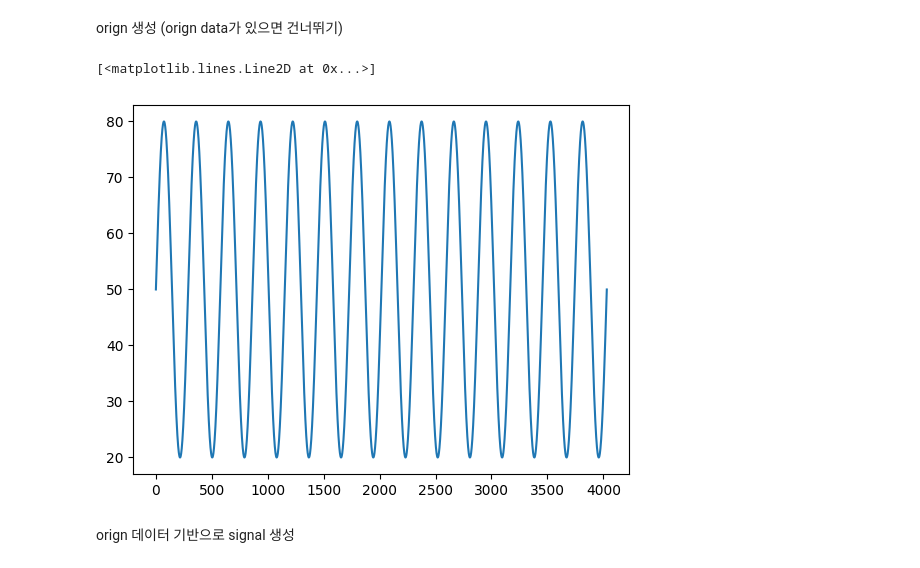
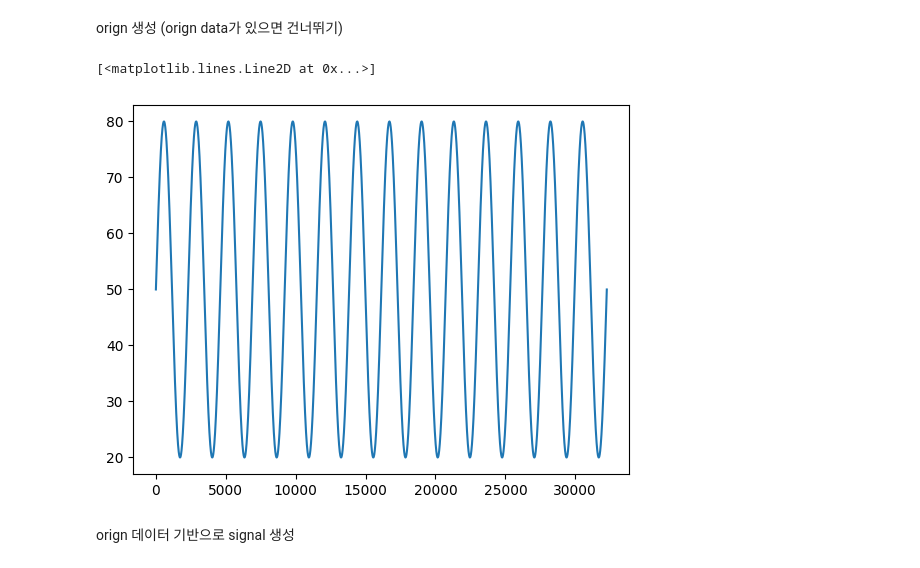
Before and after one commit to yilee10/detect_anormal, a Jupyter notebook: make_new_data.ipynb, the cells around one changed output. Drawn from its saved outputs; the diff is of its cells as text; code cells hidden in the pictures.

Commit message:
add sampleRate

```diff
--- a/make_new_data.ipynb
+++ b/make_new_data.ipynb
@@ -4,11 +4,13 @@ import matplotlib.pyplot as plt
 import numpy as np
 # %% [markdown]
 orign 생성 (orign data가 있으면 건너뛰기)
+# %%
+sampleRate = 8
 # %%
-x = np.linspace(0,28*np.pi,4032)
+x = np.linspace(0,28*np.pi,4032*sampleRate)
 y = 30*np.sin(x)+50
 plt.plot(y)
 # %% [output]
 [<matplotlib.lines.Line2D at 0x...>]
-[figure, old version]
+[figure, new version]
 # %%
```
Also changed, not shown: parts of 14 cells of this notebook.
